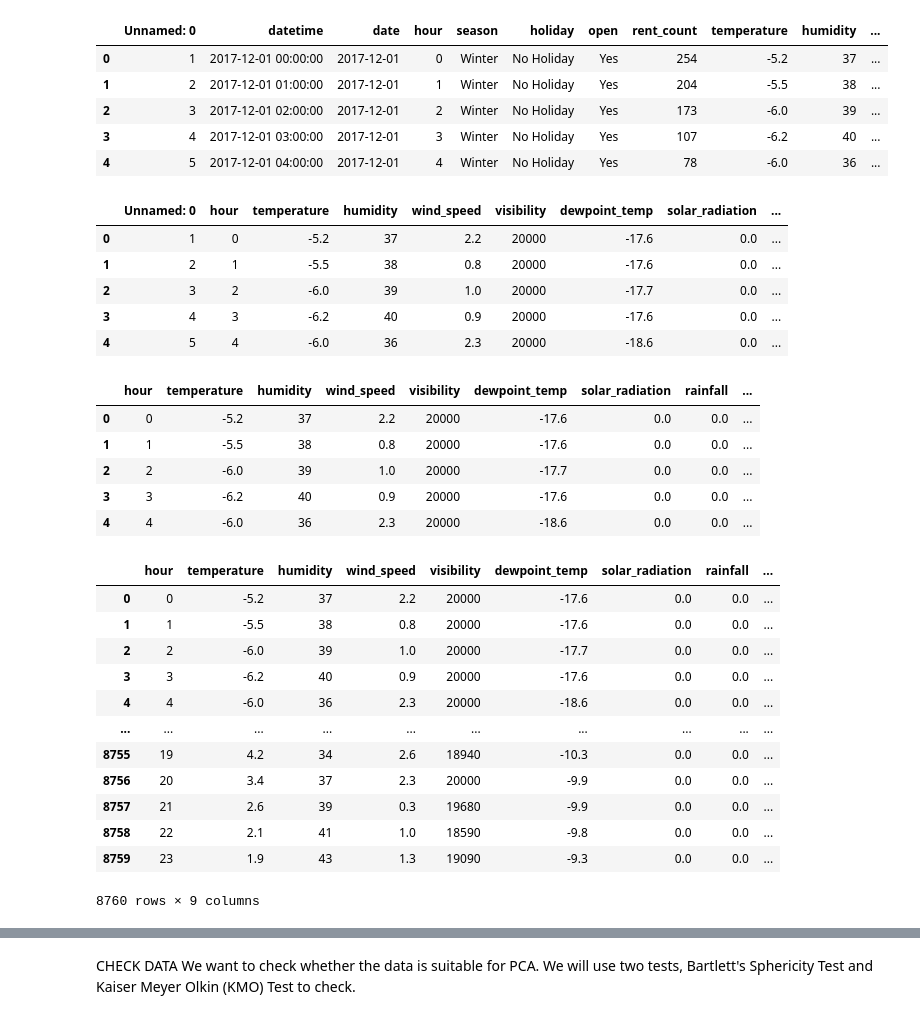
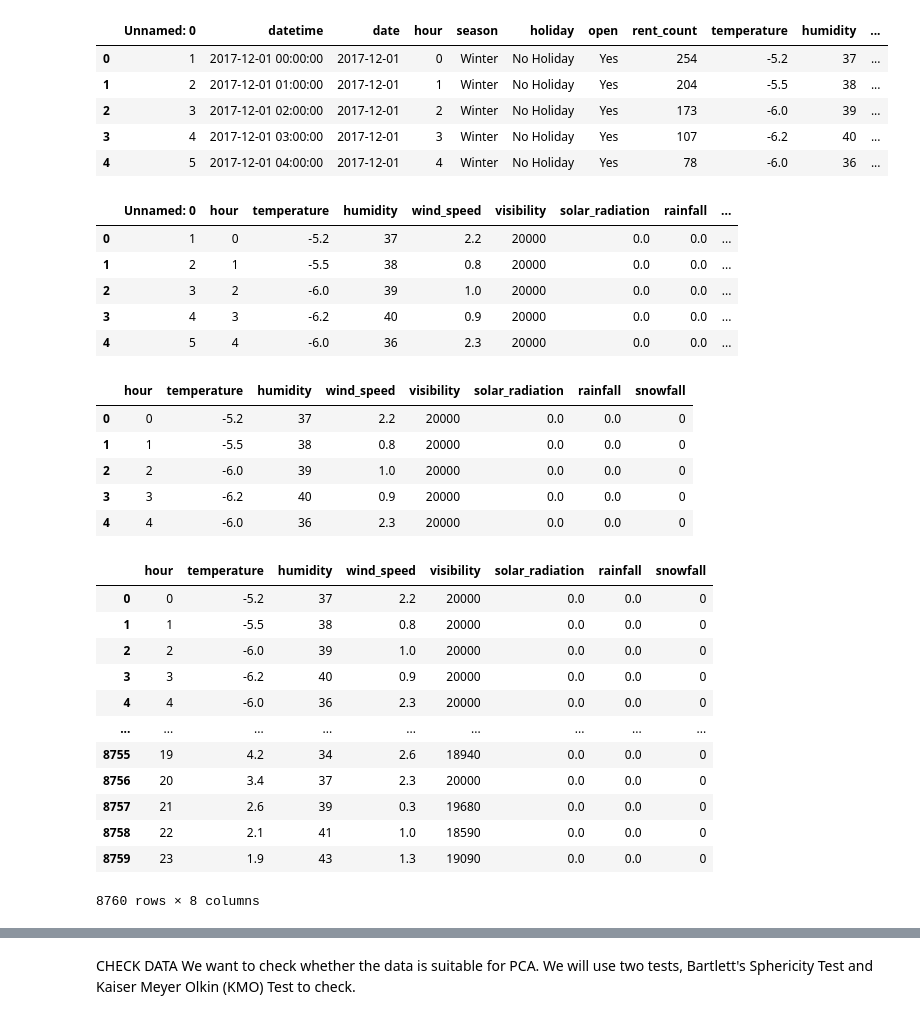
Before and after one commit to Jiian/seoulbike, a Jupyter notebook: PCA/pca bike.ipynb, the cells around one changed output, grey strips where cells are left out. Cells and saved outputs as stored; diff of their text form; code cells hidden in the pictures.

```diff
--- a/PCA/pca bike.ipynb
+++ b/PCA/pca bike.ipynb
@@ -39,46 +39,46 @@ bike.head()
 # %%
 # As PCA is a unsupervised learning algorithm, we will drop the Season column
 # We will drop datetime and date as well since they are not numeric
 season = bike['season']
 bike2 = bike.copy()
-bike2.drop(columns = ['season','datetime','date','holiday','open','rent_count'],inplace=True)
+bike2.drop(columns = ['season','datetime','date','holiday','open','rent_count', 'dewpoint_temp'],inplace=True)
 bike2.head()
 # %% [output]
-|  | Unnamed: 0 | hour | temperature | humidity | wind_speed | visibility | dewpoint_temp | solar_radiation | ... |
-| 0 | 1 | 0 | -5.2 | 37 | 2.2 | 20000 | -17.6 | 0.0 | ... |
-| 1 | 2 | 1 | -5.5 | 38 | 0.8 | 20000 | -17.6 | 0.0 | ... |
-| 2 | 3 | 2 | -6.0 | 39 | 1.0 | 20000 | -17.7 | 0.0 | ... |
-| 3 | 4 | 3 | -6.2 | 40 | 0.9 | 20000 | -17.6 | 0.0 | ... |
-| 4 | 5 | 4 | -6.0 | 36 | 2.3 | 20000 | -18.6 | 0.0 | ... |
+|  | Unnamed: 0 | hour | temperature | humidity | wind_speed | visibility | solar_radiation | rainfall | ... |
+| 0 | 1 | 0 | -5.2 | 37 | 2.2 | 20000 | 0.0 | 0.0 | ... |
+| 1 | 2 | 1 | -5.5 | 38 | 0.8 | 20000 | 0.0 | 0.0 | ... |
+| 2 | 3 | 2 | -6.0 | 39 | 1.0 | 20000 | 0.0 | 0.0 | ... |
+| 3 | 4 | 3 | -6.2 | 40 | 0.9 | 20000 | 0.0 | 0.0 | ... |
+| 4 | 5 | 4 | -6.0 | 36 | 2.3 | 20000 | 0.0 | 0.0 | ... |
 # %%
 # remvove first column
 bike3 = bike2.iloc[: , 1:]
 bike3.head()
 # %% [output]
-|  | hour | temperature | humidity | wind_speed | visibility | dewpoint_temp | solar_radiation | rainfall | ... |
-| 0 | 0 | -5.2 | 37 | 2.2 | 20000 | -17.6 | 0.0 | 0.0 | ... |
-| 1 | 1 | -5.5 | 38 | 0.8 | 20000 | -17.6 | 0.0 | 0.0 | ... |
-| 2 | 2 | -6.0 | 39 | 1.0 | 20000 | -17.7 | 0.0 | 0.0 | ... |
-| 3 | 3 | -6.2 | 40 | 0.9 | 20000 | -17.6 | 0.0 | 0.0 | ... |
-| 4 | 4 | -6.0 | 36 | 2.3 | 20000 | -18.6 | 0.0 | 0.0 | ... |
+|  | hour | temperature | humidity | wind_speed | visibility | solar_radiation | rainfall | snowfall |
+| 0 | 0 | -5.2 | 37 | 2.2 | 20000 | 0.0 | 0.0 | 0 |
+| 1 | 1 | -5.5 | 38 | 0.8 | 20000 | 0.0 | 0.0 | 0 |
+| 2 | 2 | -6.0 | 39 | 1.0 | 20000 | 0.0 | 0.0 | 0 |
+| 3 | 3 | -6.2 | 40 | 0.9 | 20000 | 0.0 | 0.0 | 0 |
+| 4 | 4 | -6.0 | 36 | 2.3 | 20000 | 0.0 | 0.0 | 0 |
 # %%
 bike3
 # there are 8760 rows and 12 attributes
 #can try group by season in previous cells and check for each season there how many rows
 # %% [output]
-|  | hour | temperature | humidity | wind_speed | visibility | dewpoint_temp | solar_radiation | rainfall | ... |
-| 0 | 0 | -5.2 | 37 | 2.2 | 20000 | -17.6 | 0.0 | 0.0 | ... |
-| 1 | 1 | -5.5 | 38 | 0.8 | 20000 | -17.6 | 0.0 | 0.0 | ... |
-| 2 | 2 | -6.0 | 39 | 1.0 | 20000 | -17.7 | 0.0 | 0.0 | ... |
-| 3 | 3 | -6.2 | 40 | 0.9 | 20000 | -17.6 | 0.0 | 0.0 | ... |
-| 4 | 4 | -6.0 | 36 | 2.3 | 20000 | -18.6 | 0.0 | 0.0 | ... |
-| ... | ... | ... | ... | ... | ... | ... | ... | ... | ... |
-| 8755 | 19 | 4.2 | 34 | 2.6 | 18940 | -10.3 | 0.0 | 0.0 | ... |
-| 8756 | 20 | 3.4 | 37 | 2.3 | 20000 | -9.9 | 0.0 | 0.0 | ... |
-| 8757 | 21 | 2.6 | 39 | 0.3 | 19680 | -9.9 | 0.0 | 0.0 | ... |
-| 8758 | 22 | 2.1 | 41 | 1.0 | 18590 | -9.8 | 0.0 | 0.0 | ... |
-| 8759 | 23 | 1.9 | 43 | 1.3 | 19090 | -9.3 | 0.0 | 0.0 | ... |
+|  | hour | temperature | humidity | wind_speed | visibility | solar_radiation | rainfall | snowfall |
+| 0 | 0 | -5.2 | 37 | 2.2 | 20000 | 0.0 | 0.0 | 0 |
+| 1 | 1 | -5.5 | 38 | 0.8 | 20000 | 0.0 | 0.0 | 0 |
+| 2 | 2 | -6.0 | 39 | 1.0 | 20000 | 0.0 | 0.0 | 0 |
+| 3 | 3 | -6.2 | 40 | 0.9 | 20000 | 0.0 | 0.0 | 0 |
+| 4 | 4 | -6.0 | 36 | 2.3 | 20000 | 0.0 | 0.0 | 0 |
+| ... | ... | ... | ... | ... | ... | ... | ... | ... |
+| 8755 | 19 | 4.2 | 34 | 2.6 | 18940 | 0.0 | 0.0 | 0 |
+| 8756 | 20 | 3.4 | 37 | 2.3 | 20000 | 0.0 | 0.0 | 0 |
+| 8757 | 21 | 2.6 | 39 | 0.3 | 19680 | 0.0 | 0.0 | 0 |
+| 8758 | 22 | 2.1 | 41 | 1.0 | 18590 | 0.0 | 0.0 | 0 |
+| 8759 | 23 | 1.9 | 43 | 1.3 | 19090 | 0.0 | 0.0 | 0 |
-8760 rows × 9 columns
+8760 rows × 8 columns
 # %%
 bike3.describe()
 
```
Also changed, not shown: parts of 2 cells of this notebook, 8 other files.
